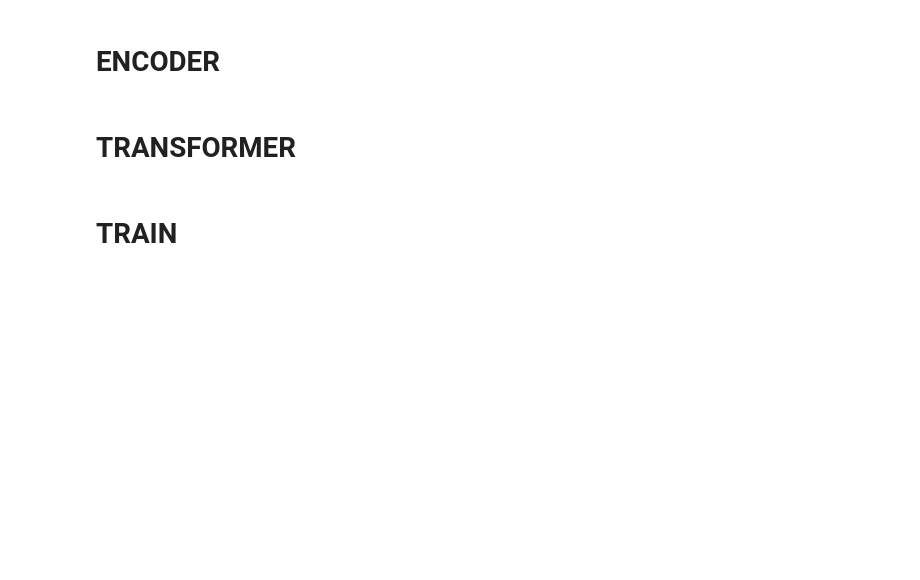
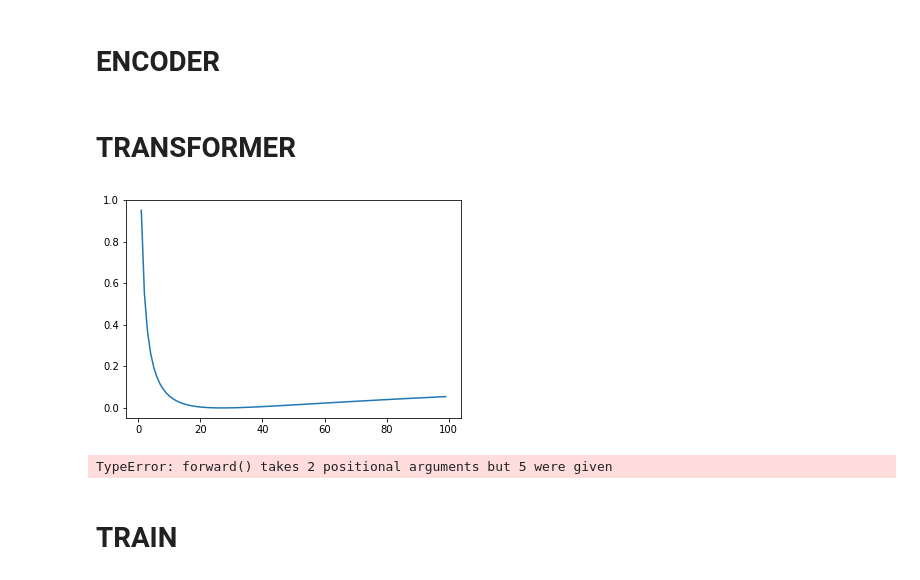
Before and after one commit to sebwal/basic-transformer, a Jupyter notebook: notebook.ipynb, the cells around one changed output. Drawn from its saved outputs; the diff is of its cells as text; code cells hidden in the pictures; blank space fills up the shorter version.

```diff
--- a/notebook.ipynb
+++ b/notebook.ipynb
@@ -280,0 +373,44 @@ class Transformer(nn.Module):
+# %%
+import torch.nn as nn
+
+class LabelSmoothing(nn.Module):
+    "Implement label smoothing."
+    def __init__(self, size, padding_idx, smoothing=0.0):
+        super(LabelSmoothing, self).__init__()
+        self.criterion = nn.KLDivLoss(size_average=False)
+        self.padding_idx = padding_idx
+        self.confidence = 1.0 - smoothing
+        self.smoothing = smoothing
+        self.size = size
+        self.true_dist = None
+
+    def forward(self, x, target):
+        assert x.size(1) == self.size
+        true_dist = x.data.clone()
+        true_dist.fill_(self.smoothing / (self.size - 2))
+        true_dist.scatter_(1, target.data.unsqueeze(1), self.confidence)
+        true_dist[:, self.padding_idx] = 0
+        mask = torch.nonzero(target.data == self.padding_idx)
+        if mask.dim() > 1: # Changed > 0 to > 1 because it throws errors otherwise
+            true_dist.index_fill_(0, mask.squeeze(), 0.0)
+        self.true_dist = true_dist
+        return self.criterion(x, Variable(true_dist, requires_grad=False))
+# %%
+import matplotlib.pyplot as plt
+import numpy as np
+import torch
+from torch.autograd import Variable
+
+
+crit = LabelSmoothing(5, 0, 0.1)
+def loss(x):
+    d = x + 3 * 1
+    predict = torch.FloatTensor([[0, x / d, 1 / d, 1 / d, 1 / d],
+                                 ])
+    #print(predict)
+    return crit(Variable(predict.log()),
+                 Variable(torch.LongTensor([1]))).data[0]
+plt.plot(np.arange(1, 100), [loss(x) for x in range(1, 100)])
+None
+# %% [output]
+[figure, added]
@@ -280,0 +445,21 @@ class Transformer(nn.Module):
+# %%
+import time
+
+# Train the simple copy task.
+V = 11
+criterion = LabelSmoothing(size=V, padding_idx=0, smoothing=0.0)
+model = Transformer() #make_model(V, V, N=2)
+model_opt = NoamOpt(512, 1, 400,
+        torch.optim.Adam(model.parameters(), lr=0, betas=(0.9, 0.98), eps=1e-9))
+
+for epoch in range(10):
+    model.train()
+    run_epoch(data_gen(V, 30, 20), model,
+              SimpleLossCompute(model, criterion, model_opt))
+    model.eval()
+
+    print('epoch ' + str(epoch + 1))
+    print(run_epoch(data_gen(V, 30, 5), model,
+                    SimpleLossCompute(model.generator, criterion, None)))
+# %% [output]
+TypeError: forward() takes 2 positional arguments but 5 were given
```
Also changed, not shown: parts of 10 cells of this notebook, 13 other files.
